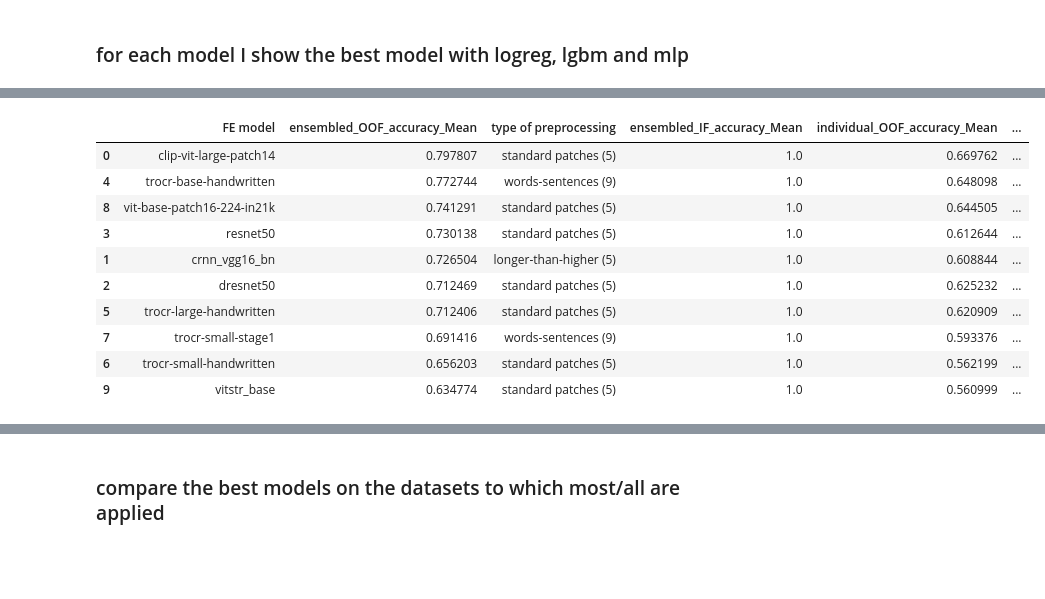
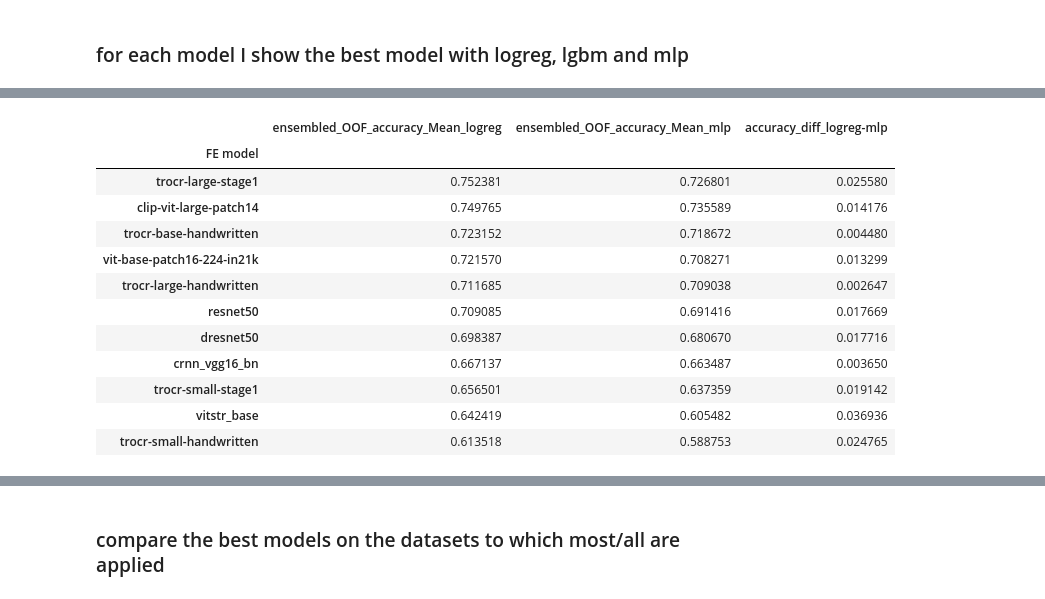
Before and after one commit to gitMorelli/gender_detection, a Jupyter notebook: notebooks/others/explore_log_preprocessed_data.ipynb, the cells around one changed output, grey strips where cells are left out. Saved outputs shown, nothing was run; the diff lists cells and outputs as text; code cells hidden in the pictures; blank space fills up the shorter version.

```diff
--- a/notebooks/others/explore_log_preprocessed_data.ipynb
+++ b/notebooks/others/explore_log_preprocessed_data.ipynb
@@ -315,3 +310,17 @@ df_exp = df_exp[df_exp['time'] > cutoff_date]
+# %%
+L=len(df)
+metric_type='ensembled'
+group_type=None#'english,all'
+df_exp=file_IO.expand_accuracies(df,type=metric_type,group=group_type)
+if group_type is None:
+    accuracy_metric= metric_type
+else:
+    accuracy_metric = group_type+'_'+metric_type
+all_columns=df_exp.columns
+# %%
+acc_cols=[f'{accuracy_metric}_IF_accuracy_Mean', f'{accuracy_metric}_OOF_accuracy_Mean', f'{accuracy_metric}_Generalization Gap']
+exp_properties = ['type of preprocessing','FE model','classifier model','with PCA','model_params']
+n_show=10
 # %% [markdown]
 ## tests
 # %%
@@ -421,7 +430,7 @@ def print_model_properties_txt(idx,df,cols=None):
         if col in df.columns:
             print(f"{col}: {df[col][idx]}")
     print('-' * 40)
-def display_specific(df, n=10, cols=None):
+def display_specific(df, n=10, cols=None, save_to_file=True):
     '''Displays the first n rows of the dataframe with specified columns'''
     if cols is None:
         cols = df.columns.tolist()
@@ -850,27 +800,31 @@ display(comparison.sort_values('accuracy_diff_with_minus_without', ascending=Fal
 ### for each model I show the best model with logreg, lgbm and mlp
 # %%
 # model specific (ensembled)
-filters={'classifier model': 'logreg'}
-cols=['FE model','ensembled_OOF_accuracy_Mean','type of preprocessing','ensembled_IF_accuracy_Mean', 'individual_OOF_accuracy_Mean','classifier model','with PCA']
-with_logreg=max_accuracy(df_exp, filters=filters, aggregation='ensembled').groupby(['FE model'], as_index=False).first().sort_values(by='ensembled_OOF_accuracy_Mean', ascending=False)
-display_specific(with_logreg,
-              n=30, cols=cols)
-filters={'classifier model': 'mlp'}
-with_mlp=max_accuracy(df_exp, filters=filters, aggregation='ensembled').groupby(['FE model'], as_index=False).first().sort_values(by='ensembled_OOF_accuracy_Mean', ascending=False)
-display_specific(with_mlp,
-              n=30, cols=cols)
-filters={'classifier model': 'lgbm'}
-with_lgbm=max_accuracy(df_exp, filters=filters, aggregation='ensembled').groupby(['FE model'], as_index=False).first().sort_values(by='ensembled_OOF_accuracy_Mean', ascending=False)
-display_specific(with_lgbm,
-              n=30, cols=cols)
-# Match the with_pca and without_pca DataFrames by 'FE model' and compute the difference in 'ensembled_OOF_accuracy_Mean'
-comparison = with_lgbm.set_index('FE model')[['ensembled_OOF_accuracy_Mean']].join(
-    with_mlp.set_index('FE model')[['ensembled_OOF_accuracy_Mean']],
-    lsuffix='_lgbm', rsuffix='_mlp'
-).join(
-    with_logreg.set_index('FE model')[['ensembled_OOF_accuracy_Mean']].rename(columns={'ensembled_OOF_accuracy_Mean': 'ensembled_OOF_accuracy_Mean_logreg'}))
-comparison['accuracy_diff_lgbm-mlp'] = comparison['ensembled_OOF_accuracy_Mean_lgbm'] - comparison['ensembled_OOF_accuracy_Mean_mlp']
-comparison['accuracy_diff_mlp-logreg'] = comparison['ensembled_OOF_accuracy_Mean_mlp'] - comparison['ensembled_OOF_accuracy_Mean_logreg']
-display(comparison.sort_values('ensembled_OOF_accuracy_Mean_mlp', ascending=False))
+models = ['logreg', 'mlp']#, 'lgbm']
+with_model=[]
+cols=['FE model',f'{accuracy_metric}_OOF_accuracy_Mean',
+      'type of preprocessing', 'classifier model']+ acc_cols + exp_properties
+cols = list(dict.fromkeys(cols))
+for model in models:
+    filters={'classifier model': model}
+    with_m=max_accuracy(df_exp, filters=filters,
+                            aggregation='ensembled').groupby(['FE model'],
+                                                             as_index=False).first().sort_values(by=f'{accuracy_metric}_OOF_accuracy_Mean', ascending=False)
+    with_model.append(with_m)
+    display_specific(with_m,
+                n=n_show, cols=cols)
+i=0
+comparison = with_model[i].set_index('FE model')[[f'{accuracy_metric}_OOF_accuracy_Mean']].join(
+        with_model[i+1].set_index('FE model')[[f'{accuracy_metric}_OOF_accuracy_Mean']],
+        lsuffix=f'_{models[i]}', rsuffix=f'_{models[i+1]}'
+    )
+for i in range(1,len(with_model)-1):
+    comparison.join(
+        with_model[i].set_index('FE model')[[f'{accuracy_metric}_OOF_accuracy_Mean']].rename(columns={f'{accuracy_metric}_OOF_accuracy_Mean':
+                                                                                                      f'{accuracy_metric}_OOF_accuracy_Mean_{models[i+1]}'}))
+for i in range(0,len(with_model)-1):
+    comparison[f'accuracy_diff_{models[i]}-{models[i+1]}'] = comparison[f'{accuracy_metric}_OOF_accuracy_Mean_{models[i]}'] - comparison[f'{accuracy_metric}_OOF_accuracy_Mean_{models[i+1]}']
+
+display(comparison.sort_values(f'{accuracy_metric}_OOF_accuracy_Mean_{models[0]}', ascending=False))
 #display(comparison.sort_values('accuracy_diff_with_minus_without', ascending=False))
 # %% [output]
@@ -899,11 +853,13 @@ display(comparison.sort_values('ensembled_OOF_accuracy_Mean_mlp', ascending=Fals
-|  | FE model | ensembled_OOF_accuracy_Mean | type of preprocessing | ensembled_IF_accuracy_Mean | individual_OOF_accuracy_Mean | ... |
-| 0 | clip-vit-large-patch14 | 0.797807 | standard patches (5) | 1.0 | 0.669762 | ... |
-| 4 | trocr-base-handwritten | 0.772744 | words-sentences (9) | 1.0 | 0.648098 | ... |
-| 8 | vit-base-patch16-224-in21k | 0.741291 | standard patches (5) | 1.0 | 0.644505 | ... |
-| 3 | resnet50 | 0.730138 | standard patches (5) | 1.0 | 0.612644 | ... |
-| 1 | crnn_vgg16_bn | 0.726504 | longer-than-higher (5) | 1.0 | 0.608844 | ... |
-| 2 | dresnet50 | 0.712469 | standard patches (5) | 1.0 | 0.625232 | ... |
-| 5 | trocr-large-handwritten | 0.712406 | standard patches (5) | 1.0 | 0.620909 | ... |
-| 7 | trocr-small-stage1 | 0.691416 | words-sentences (9) | 1.0 | 0.593376 | ... |
-| 6 | trocr-small-handwritten | 0.656203 | standard patches (5) | 1.0 | 0.562199 | ... |
-| 9 | vitstr_base | 0.634774 | standard patches (5) | 1.0 | 0.560999 | ... |
+|  | ensembled_OOF_accuracy_Mean_logreg | ensembled_OOF_accuracy_Mean_mlp | accuracy_diff_logreg-mlp |
+| FE model |  |  |  |
+| trocr-large-stage1 | 0.752381 | 0.726801 | 0.025580 |
+| clip-vit-large-patch14 | 0.749765 | 0.735589 | 0.014176 |
+| trocr-base-handwritten | 0.723152 | 0.718672 | 0.004480 |
+| vit-base-patch16-224-in21k | 0.721570 | 0.708271 | 0.013299 |
+| trocr-large-handwritten | 0.711685 | 0.709038 | 0.002647 |
+| resnet50 | 0.709085 | 0.691416 | 0.017669 |
+| dresnet50 | 0.698387 | 0.680670 | 0.017716 |
+| crnn_vgg16_bn | 0.667137 | 0.663487 | 0.003650 |
+| trocr-small-stage1 | 0.656501 | 0.637359 | 0.019142 |
+| vitstr_base | 0.642419 | 0.605482 | 0.036936 |
+| trocr-small-handwritten | 0.613518 | 0.588753 | 0.024765 |
```
Also changed, not shown: parts of 38 cells of this notebook.
